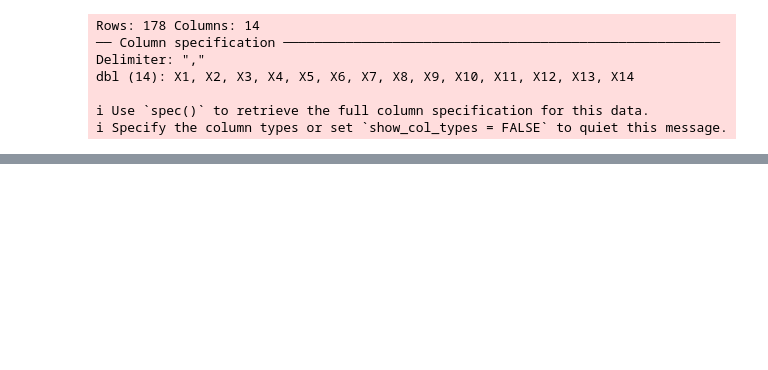
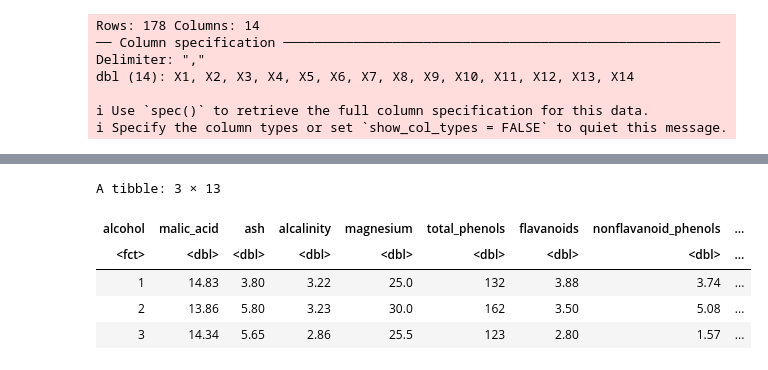
Before and after one commit to JadenMajid/dsci-100-student-grades, a Jupyter notebook: project_proposal.ipynb, the cells around one changed output, grey strips where cells are left out. Saved outputs shown, nothing was run; the diff lists cells and outputs as text; code cells hidden in the pictures; blank space fills up the shorter version.

```diff
--- a/project_proposal.ipynb
+++ b/project_proposal.ipynb
@@ -202,0 +227,12 @@ dbl (14): X1, X2, X3, X4, X5, X6, X7, X8, X9, X10, X11, X12, X13, X14
+# %%
+max_stats <- wine_training_data |>
+    group_by(alcohol) |>
+    summarize(across(malic_acid:proline, max))
+max_stats
+# %% [output]
+A tibble: 3 × 13
+| alcohol | malic_acid | ash | alcalinity | magnesium | total_phenols | flavanoids | nonflavanoid_phenols | ... |
+| <fct> | <dbl> | <dbl> | <dbl> | <dbl> | <dbl> | <dbl> | <dbl> | ... |
+| 1 | 14.83 | 3.80 | 3.22 | 25.0 | 132 | 3.88 | 3.74 | ... |
+| 2 | 13.86 | 5.80 | 3.23 | 30.0 | 162 | 3.50 | 5.08 | ... |
+| 3 | 14.34 | 5.65 | 2.86 | 25.5 | 123 | 2.80 | 1.57 | ... |
```
Also changed, not shown: parts of 12 cells of this notebook.
